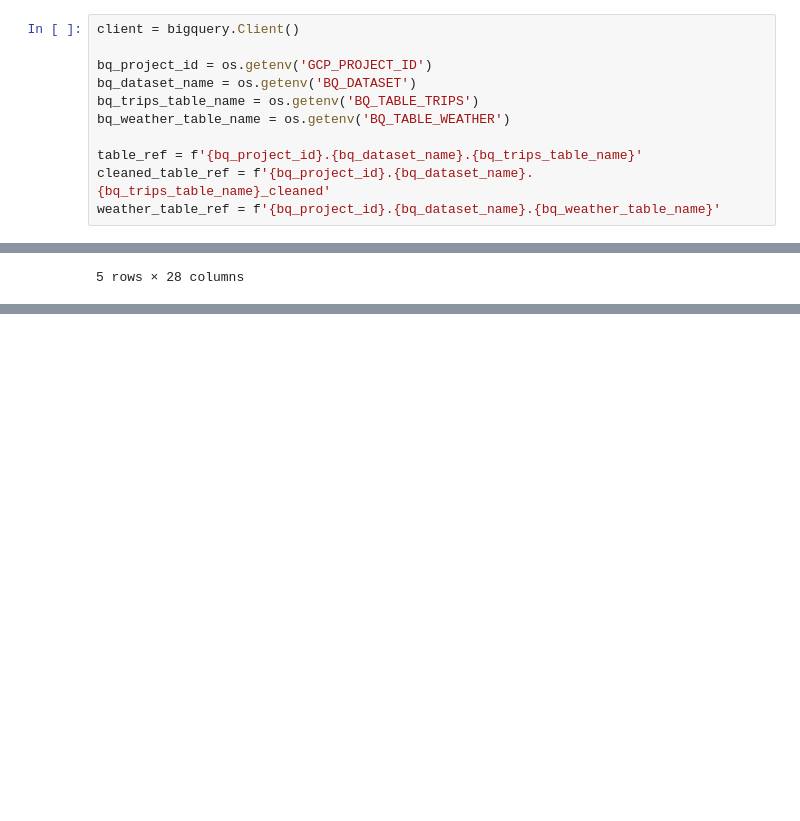
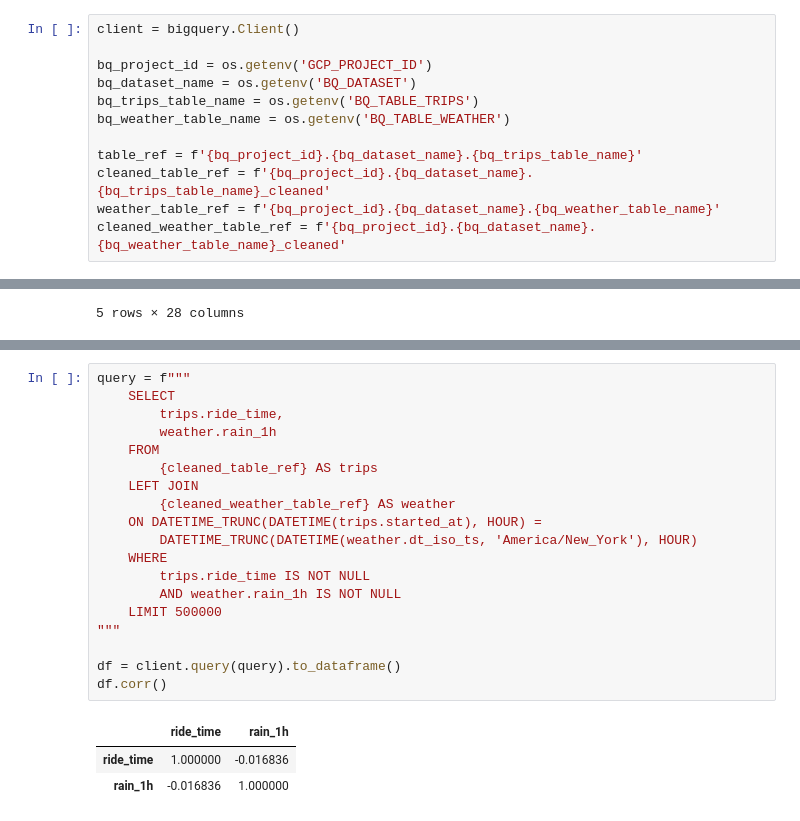
Before and after one commit to olshevskaa/citibike-nyc, a Jupyter notebook: notebooks/citibike.ipynb, the cells around one changed output, grey strips where cells are left out. Cells and saved outputs as stored; diff of their text form; blank space fills up the shorter version.

Commit message:
analyze weather features and retrain model

```diff
--- a/notebooks/citibike.ipynb
+++ b/notebooks/citibike.ipynb
@@ -37,3 +37,4 @@ bq_weather_table_name = os.getenv('BQ_TABLE_WEATHER')
 table_ref = f'{bq_project_id}.{bq_dataset_name}.{bq_trips_table_name}'
 cleaned_table_ref = f'{bq_project_id}.{bq_dataset_name}.{bq_trips_table_name}_cleaned'
 weather_table_ref = f'{bq_project_id}.{bq_dataset_name}.{bq_weather_table_name}'
+cleaned_weather_table_ref = f'{bq_project_id}.{bq_dataset_name}.{bq_weather_table_name}_cleaned'
@@ -981,0 +1058,23 @@ df
+# %%
+query = f"""
+    SELECT
+        trips.ride_time,
+        weather.rain_1h
+    FROM
+        {cleaned_table_ref} AS trips
+    LEFT JOIN
+        {cleaned_weather_table_ref} AS weather
+    ON DATETIME_TRUNC(DATETIME(trips.started_at), HOUR) =
+        DATETIME_TRUNC(DATETIME(weather.dt_iso_ts, 'America/New_York'), HOUR)
+    WHERE
+        trips.ride_time IS NOT NULL
+        AND weather.rain_1h IS NOT NULL
+    LIMIT 500000
+"""
+
+df = client.query(query).to_dataframe()
+df.corr()
+# %% [output]
+|  | ride_time | rain_1h |
+| ride_time | 1.000000 | -0.016836 |
+| rain_1h | -0.016836 | 1.000000 |
```
Also changed, not shown: parts of 10 cells of this notebook.
